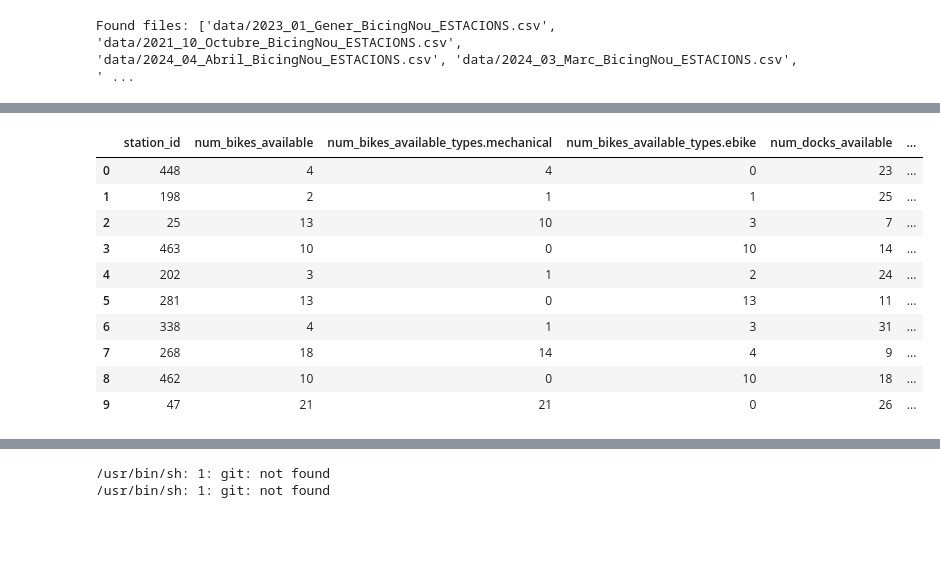
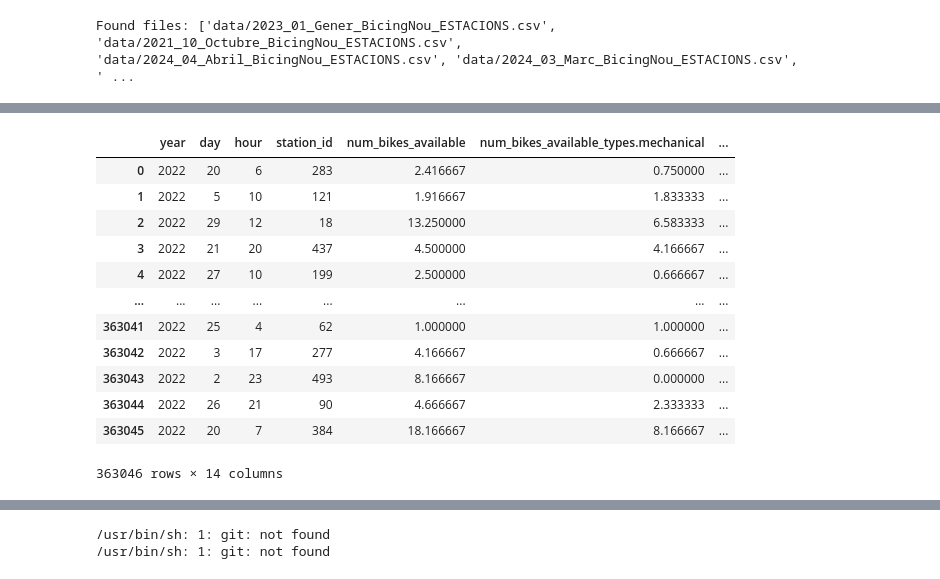
Before and after one commit to LEBsci/Capstone, a Jupyter notebook: Full_svet_treatment.ipynb, the cells around one changed output, grey strips where cells are left out. Cells and saved outputs as stored; diff of their text form; code cells hidden in the pictures; blank space fills up the shorter version.

```diff
--- a/Full_svet_treatment.ipynb
+++ b/Full_svet_treatment.ipynb
@@ -97,15 +368,17 @@ for file_path in glob.glob('data/*.parquet'):
 # %%
-df = cudf.read_parquet('data/2023_01_Gener_BicingNou_ESTACIONS.parquet')
-df.head(10)
+df = cudf.read_parquet('data/2022_11_Novembre_BicingNou_ESTACIONS.parquet')
+df
 # %% [output]
-|  | station_id | num_bikes_available | num_bikes_available_types.mechanical | num_bikes_available_types.ebike | num_docks_available | ... |
-| 0 | 448 | 4 | 4 | 0 | 23 | ... |
-| 1 | 198 | 2 | 1 | 1 | 25 | ... |
-| 2 | 25 | 13 | 10 | 3 | 7 | ... |
-| 3 | 463 | 10 | 0 | 10 | 14 | ... |
-| 4 | 202 | 3 | 1 | 2 | 24 | ... |
-| 5 | 281 | 13 | 0 | 13 | 11 | ... |
-| 6 | 338 | 4 | 1 | 3 | 31 | ... |
-| 7 | 268 | 18 | 14 | 4 | 9 | ... |
-| 8 | 462 | 10 | 0 | 10 | 18 | ... |
-| 9 | 47 | 21 | 21 | 0 | 26 | ... |
+|  | year | day | hour | station_id | num_bikes_available | num_bikes_available_types.mechanical | ... |
+| 0 | 2022 | 20 | 6 | 283 | 2.416667 | 0.750000 | ... |
+| 1 | 2022 | 5 | 10 | 121 | 1.916667 | 1.833333 | ... |
+| 2 | 2022 | 29 | 12 | 18 | 13.250000 | 6.583333 | ... |
+| 3 | 2022 | 21 | 20 | 437 | 4.500000 | 4.166667 | ... |
+| 4 | 2022 | 27 | 10 | 199 | 2.500000 | 0.666667 | ... |
+| ... | ... | ... | ... | ... | ... | ... | ... |
+| 363041 | 2022 | 25 | 4 | 62 | 1.000000 | 1.000000 | ... |
+| 363042 | 2022 | 3 | 17 | 277 | 4.166667 | 0.666667 | ... |
+| 363043 | 2022 | 2 | 23 | 493 | 8.166667 | 0.000000 | ... |
+| 363044 | 2022 | 26 | 21 | 90 | 4.666667 | 2.333333 | ... |
+| 363045 | 2022 | 20 | 7 | 384 | 18.166667 | 8.166667 | ... |
+363046 rows × 14 columns
```
Also changed, not shown: parts of 12 cells of this notebook.
